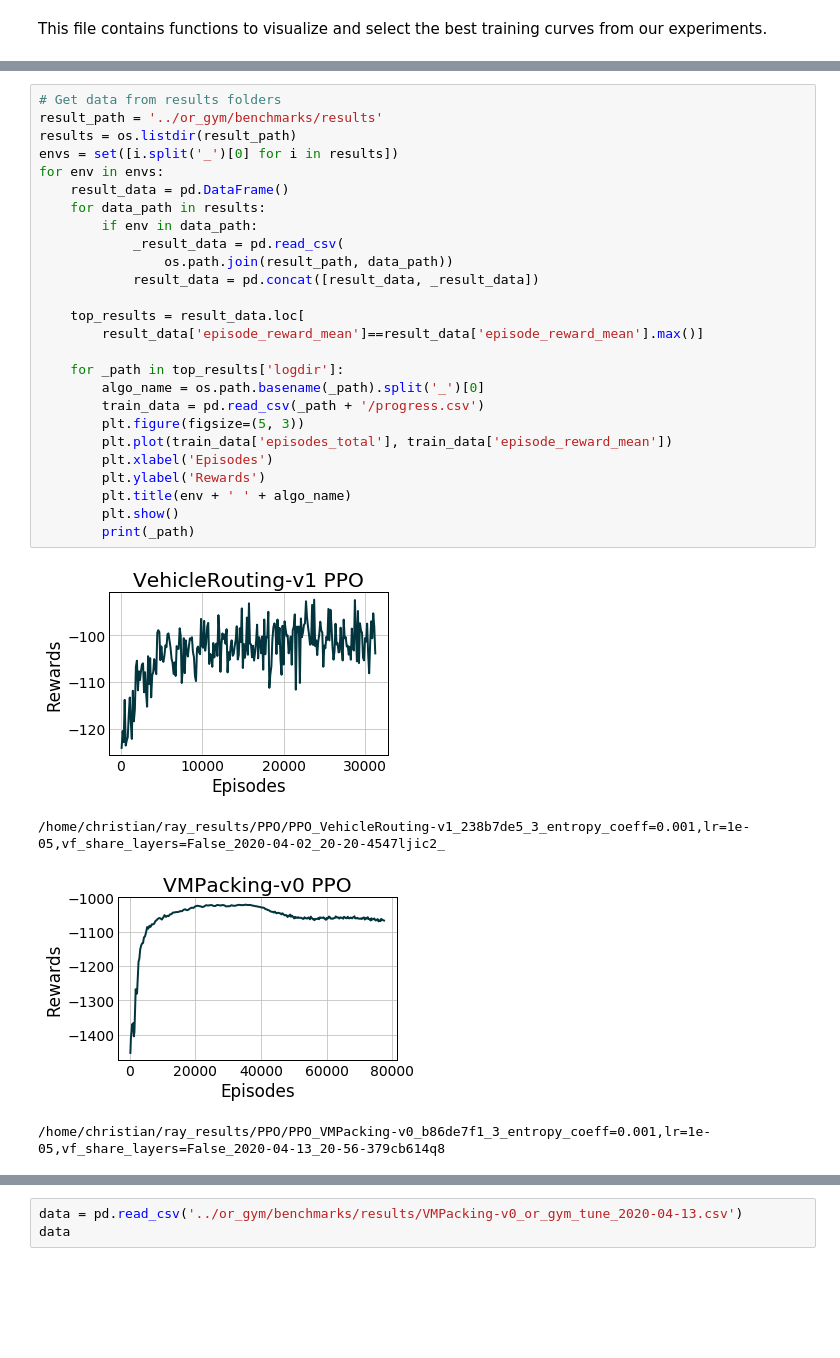
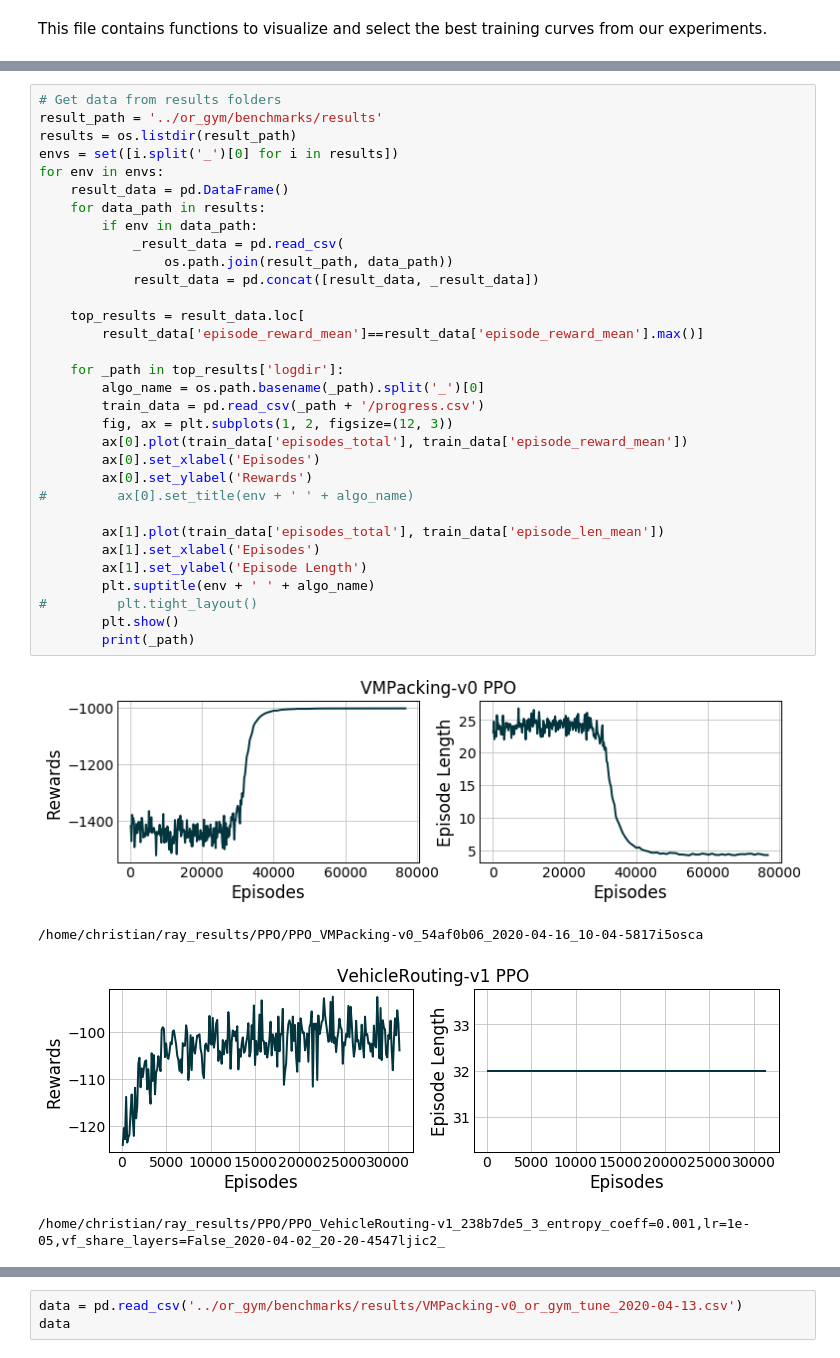
Before and after one commit to hubbs5/or-gym, a Jupyter notebook: notebooks/training_curves.ipynb, the cells around one changed output, grey strips where cells are left out. Drawn from its saved outputs; the diff is of its cells as text; blank space fills up the shorter version.

```diff
--- a/notebooks/training_curves.ipynb
+++ b/notebooks/training_curves.ipynb
@@ -9,31 +11,37 @@ plt.style.use('cmu_paper')
 # %%
 # Get data from results folders
 result_path = '../or_gym/benchmarks/results'
 results = os.listdir(result_path)
 envs = set([i.split('_')[0] for i in results])
 for env in envs:
     result_data = pd.DataFrame()
     for data_path in results:
         if env in data_path:
             _result_data = pd.read_csv(
                 os.path.join(result_path, data_path))
             result_data = pd.concat([result_data, _result_data])
 
     top_results = result_data.loc[
         result_data['episode_reward_mean']==result_data['episode_reward_mean'].max()]
 
     for _path in top_results['logdir']:
         algo_name = os.path.basename(_path).split('_')[0]
         train_data = pd.read_csv(_path + '/progress.csv')
-        plt.figure(figsize=(5, 3))
-        plt.plot(train_data['episodes_total'], train_data['episode_reward_mean'])
-        plt.xlabel('Episodes')
-        plt.ylabel('Rewards')
-        plt.title(env + ' ' + algo_name)
+        fig, ax = plt.subplots(1, 2, figsize=(12, 3))
+        ax[0].plot(train_data['episodes_total'], train_data['episode_reward_mean'])
+        ax[0].set_xlabel('Episodes')
+        ax[0].set_ylabel('Rewards')
+#         ax[0].set_title(env + ' ' + algo_name)
+
+        ax[1].plot(train_data['episodes_total'], train_data['episode_len_mean'])
+        ax[1].set_xlabel('Episodes')
+        ax[1].set_ylabel('Episode Length')
+        plt.suptitle(env + ' ' + algo_name)
+#         plt.tight_layout()
         plt.show()
         print(_path)
 # %% [output]
-[figure, old version]
+[figure, new version]
-/home/christian/ray_results/PPO/PPO_VehicleRouting-v1_238b7de5_3_entropy_coeff=0.001,lr=1e-05,vf_share_layers=False_2020-04-02_20-20-4547ljic2_
+/home/christian/ray_results/PPO/PPO_VMPacking-v0_54af0b06_2020-04-16_10-04-5817i5osca
-[figure, old version]
+[figure, new version]
-/home/christian/ray_results/PPO/PPO_VMPacking-v0_b86de7f1_3_entropy_coeff=0.001,lr=1e-05,vf_share_layers=False_2020-04-13_20-56-379cb614q8
+/home/christian/ray_results/PPO/PPO_VehicleRouting-v1_238b7de5_3_entropy_coeff=0.001,lr=1e-05,vf_share_layers=False_2020-04-02_20-20-4547ljic2_
```
Also changed, not shown: parts of 3 cells of this notebook, 10 other files.
